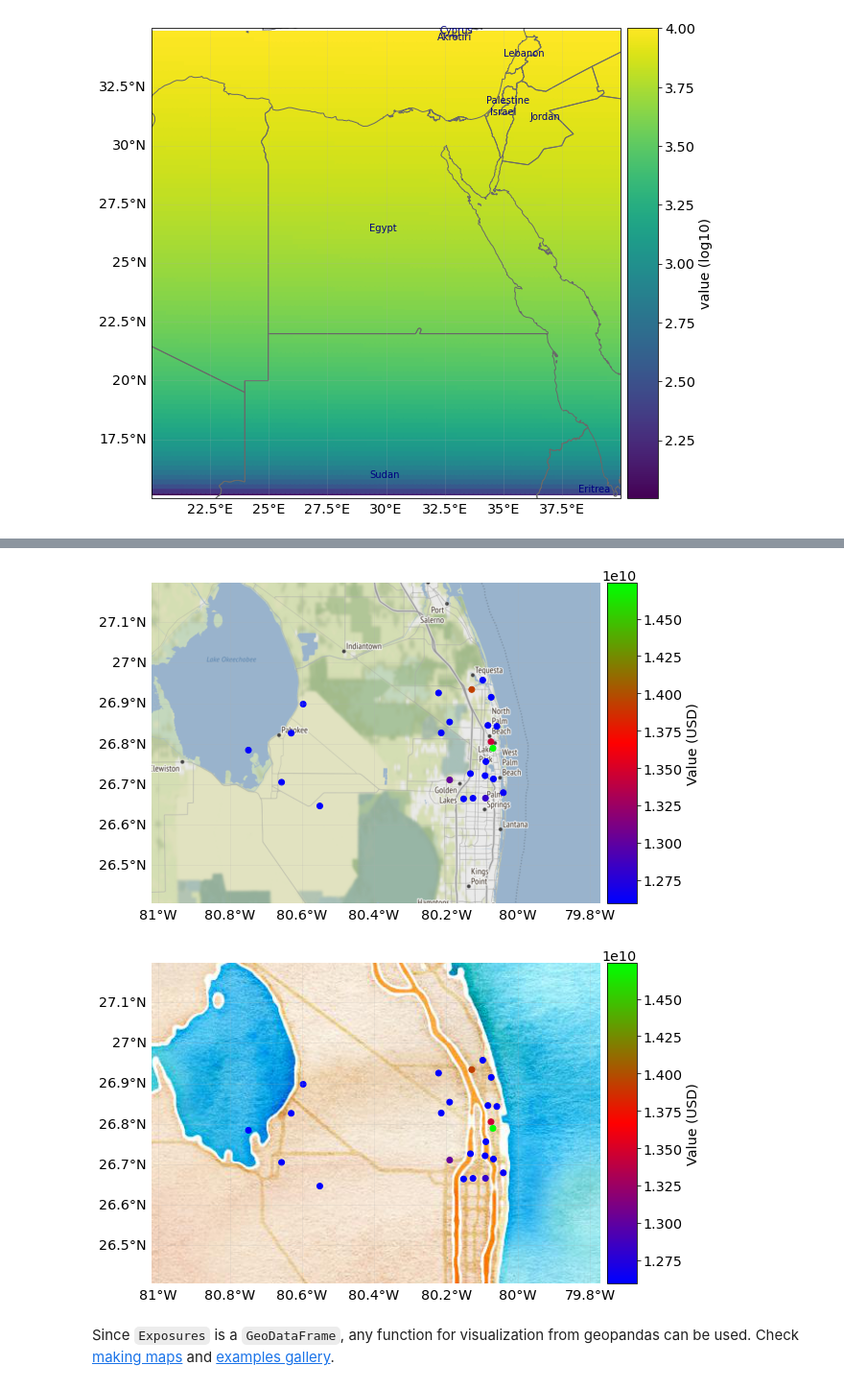
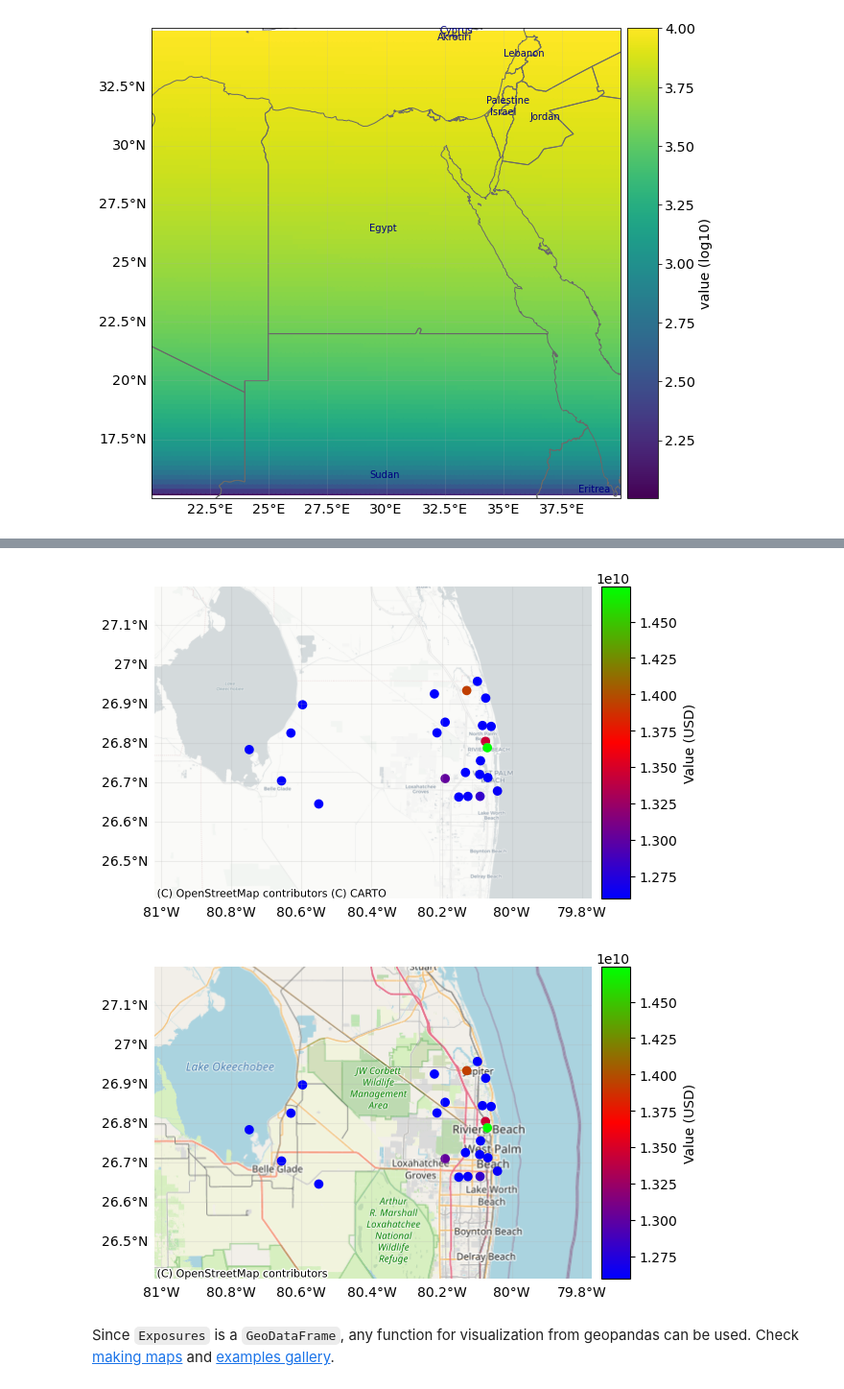
Before and after one commit to tylerriccio33/cfg-climada-fork, a Jupyter notebook: doc/tutorial/climada_entity_Exposures.ipynb, the cells around one changed output, grey strips where cells are left out. Shown at 96% size. Drawn from its saved outputs; the diff is of its cells as text; code cells hidden in the pictures.

```diff
--- a/doc/tutorial/climada_entity_Exposures.ipynb
+++ b/doc/tutorial/climada_entity_Exposures.ipynb
@@ -455,6 +455,8 @@ add_cntry_names(ax, [exp.gdf.longitude.min(), exp.gdf.longitude.max(), exp.gdf.l
 # Example 4: plot_basemap method
 import contextily as ctx
 # select the background image from the available ctx.providers
-ax = exp_templ.plot_basemap(buffer=30000, cmap='brg'); # using open street map
-ax = exp_templ.plot_basemap(buffer=30000, url=ctx.providers.Stamen.Watercolor, cmap='brg', zoom=9); # set image zoom
+ax = exp_templ.plot_basemap(buffer=30000, cmap='brg'); # using Positron from CartoDB
+ax = exp_templ.plot_basemap(buffer=30000, cmap='brg',
+                            url=ctx.providers.OpenStreetMap.Mapnik,  # Using OpenStreetmap,
+                            zoom=9);  # select the zoom level of the map, affects the font size of labelled objects
 # %% [output]
@@ -465,5 +463,5 @@ ax = exp_templ.plot_basemap(buffer=30000, url=ctx.providers.Stamen.Watercolor, c
-[figure, old version]
+[figure, new version]
-[figure, old version]
+[figure, new version]
 # %% [markdown]
 Since `Exposures` is a `GeoDataFrame`, any function for visualization from geopandas can be used. Check [making maps](https://geopandas.readthedocs.io/en/latest/mapping.html#) and [examples gallery](http://geopandas.org/gallery/index.html).
 # %%
```
Also changed, not shown: parts of 1 cell of this notebook, 6 other files.
